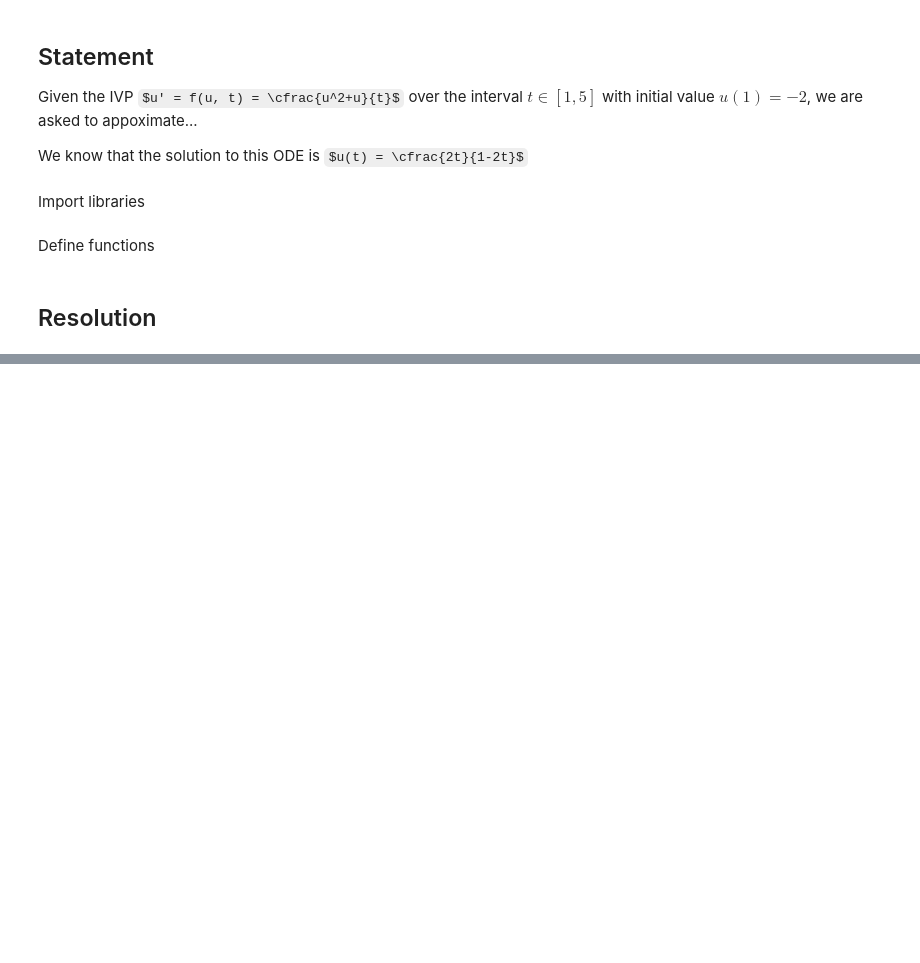
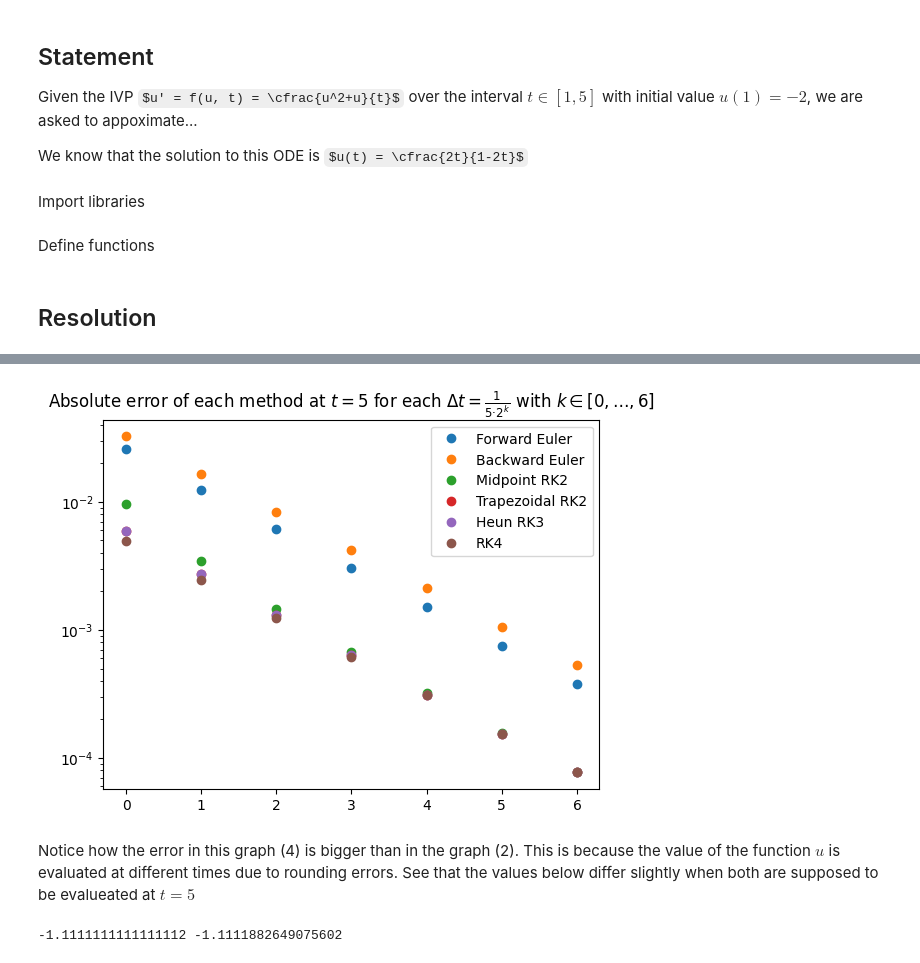
Before and after one commit to Fnixya/Go_Practice, a Jupyter notebook: exercise/opt1.ipynb, the cells around one changed output, grey strips where cells are left out. Drawn from its saved outputs; the diff is of its cells as text; code cells hidden in the pictures; some formulas as TeX source; blank space fills up the shorter version.

```diff
--- a/exercise/opt1.ipynb
+++ b/exercise/opt1.ipynb
@@ -169,0 +204,16 @@ plt.show()
+# %%
+labels = ['Forward Euler', 'Backward Euler', 'Midpoint RK2', 'Trapezoidal RK2', 'Heun RK3', 'RK4']
+for i, label in enumerate(labels):
+    plt.semilogy([j for j in range(7)], matrix[i], 'o', label=label)
+
+plt.legend()
+plt.title("Absolute error of each method at $t=5$ for each $\\Delta t = \\frac{1}{5·2^k}$ with $k\\in[0, \\ldots, 6]$")
+plt.show()
+# %% [output]
+[figure, added]
+# %% [markdown]
+Notice how the error in this graph (4) is bigger than in the graph (2). This is because the value of the function $u$ is evaluated at different times due to rounding errors. See that the values below differ slightly when both are supposed to be evalueated at $t=5$
+# %%
+print(u(b), exact_solution(u, a, b, k)[-1])
+# %% [output]
+-1.1111111111111112 -1.1111882649075602
```
Also changed, not shown: parts of 4 cells of this notebook.
